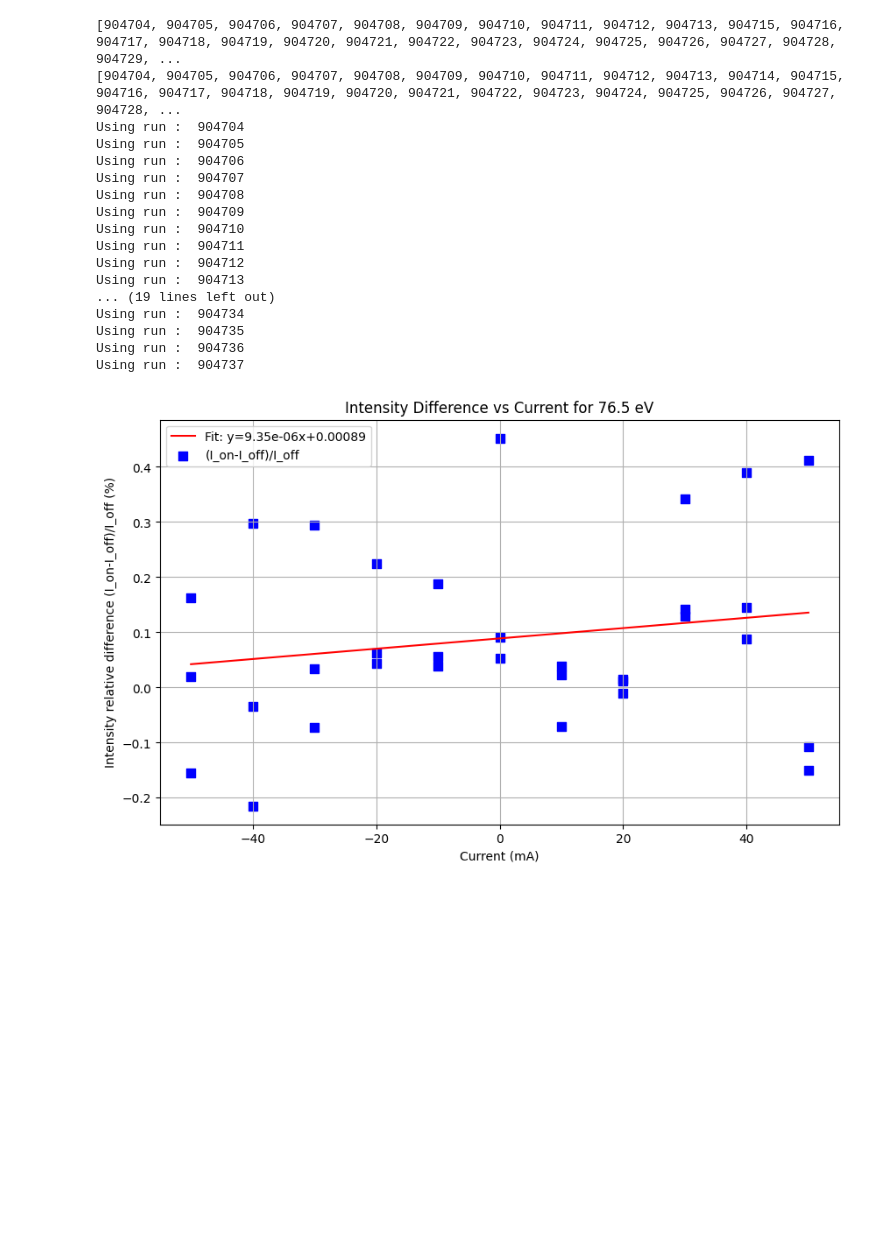
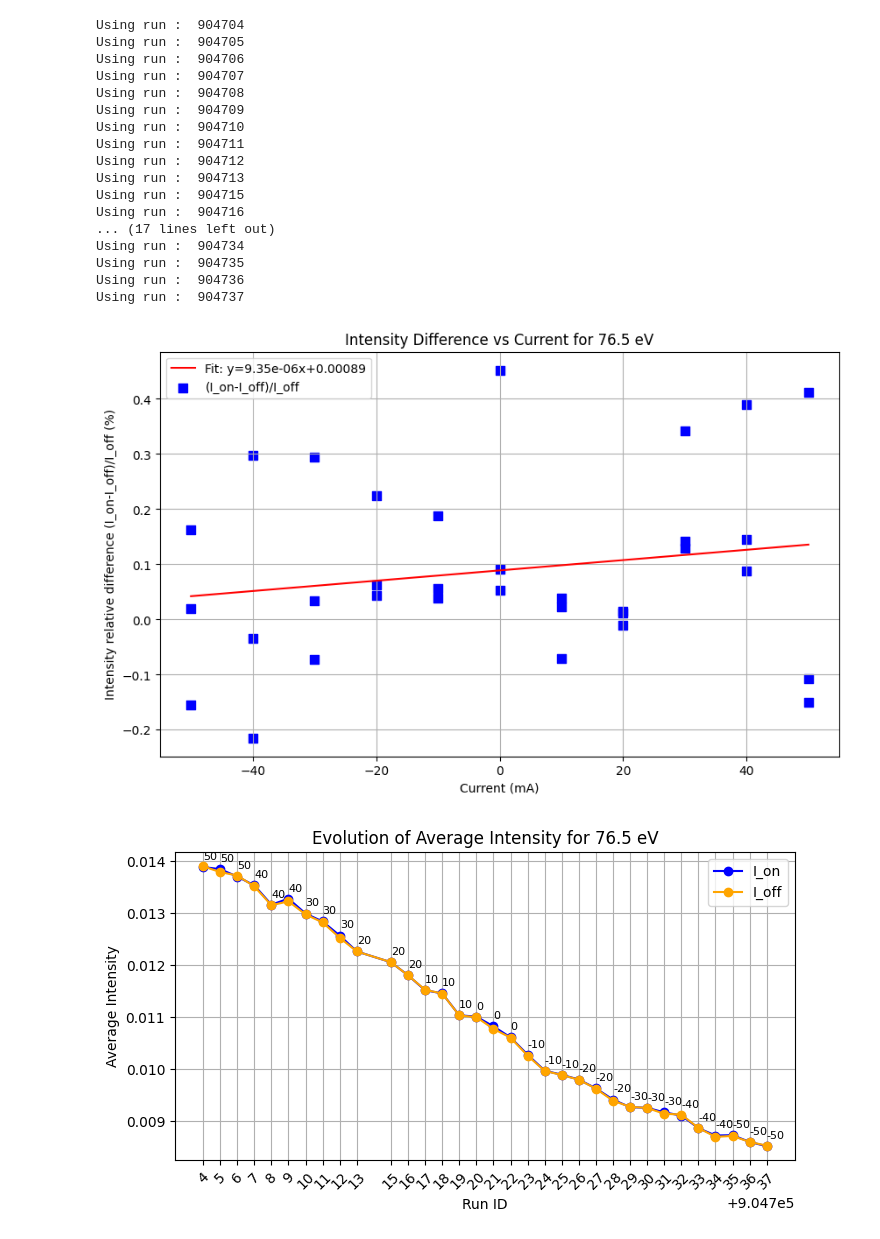
Before and after one commit to LouisLerey/SACLA-MOKE-CURRENT, a Jupyter notebook: Current_MOKE_analysis_V5.ipynb, the cells around one changed output. Saved outputs shown, nothing was run; the diff lists cells and outputs as text; code cells hidden in the pictures; blank space fills up the shorter version.

```diff
--- a/Current_MOKE_analysis_V5.ipynb
+++ b/Current_MOKE_analysis_V5.ipynb
@@ -180,6 +164,7 @@ I_list = []
 for run_id in run_id_list_real:
     run_name = '     '+str(run_id)
     print('Using run : ', run_id)
+    clear_output(wait=True)
     scan_value = df_current_measurements.loc[df_current_measurements['start run#'] == run_name, 'Scan'].values
     photon_energy_value = df_current_measurements.loc[df_current_measurements['start run#'] == run_name, 'Photon Energy'].values
     run_value = run_id
@@ -222,34 +207,37 @@ plt.grid()
 plt.show()
 # Analyzing evolution of average intensity
 plt.figure(figsize=(8, 4))
 plt.plot(run_id_list_real, I_on_list, label='I_on', marker='o', color='blue')
 plt.plot(run_id_list_real, I_off_list, label='I_off', marker='o', color='orange')
 plt.xlabel('Run ID')
 plt.xticks(run_id_list_real, rotation=45)
 plt.ylabel('Average Intensity')
 plt.title('Evolution of Average Intensity for {} eV'.format(eV))
 plt.legend()
 plt.grid()
+print("Number of runs analyzed: ", len(run_id_list_real))
+plt.tight_layout()
 for x, y, current in zip(run_id_list_real, I_on_list, Current_list):
     plt.text(x, y+0.0001, f'{current:.0f}', fontsize=8, ha='left', va='bottom', color='black')
 plt.show()
 # %% [output]
-[904704, 904705, 904706, 904707, 904708, 904709, 904710, 904711, 904712, 904713, 904715, 904716, 904717, 904718, 904719, 904720, 904721, 904722, 904723, 904724, 904725, 904726, 904727, 904728, 904729, ...
-[904704, 904705, 904706, 904707, 904708, 904709, 904710, 904711, 904712, 904713, 904714, 904715, 904716, 904717, 904718, 904719, 904720, 904721, 904722, 904723, 904724, 904725, 904726, 904727, 904728, ...
 Using run :  904704
 Using run :  904705
 Using run :  904706
 Using run :  904707
 Using run :  904708
 Using run :  904709
 Using run :  904710
 Using run :  904711
 Using run :  904712
 Using run :  904713
-... (19 lines left out)
+Using run :  904715
+Using run :  904716
+... (17 lines left out)
 Using run :  904734
 Using run :  904735
 Using run :  904736
 Using run :  904737
 [figure]
+[figure, added]
 # %% [markdown]
```
Also changed, not shown: parts of 4 cells of this notebook.
